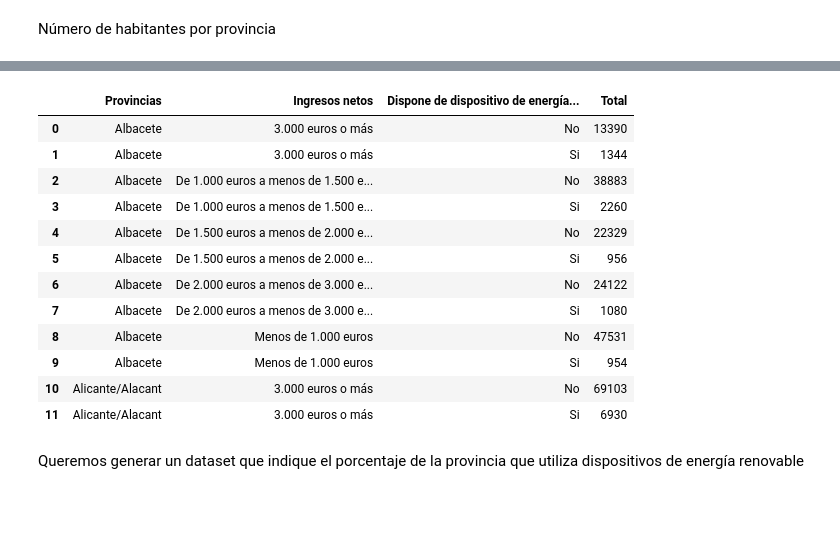
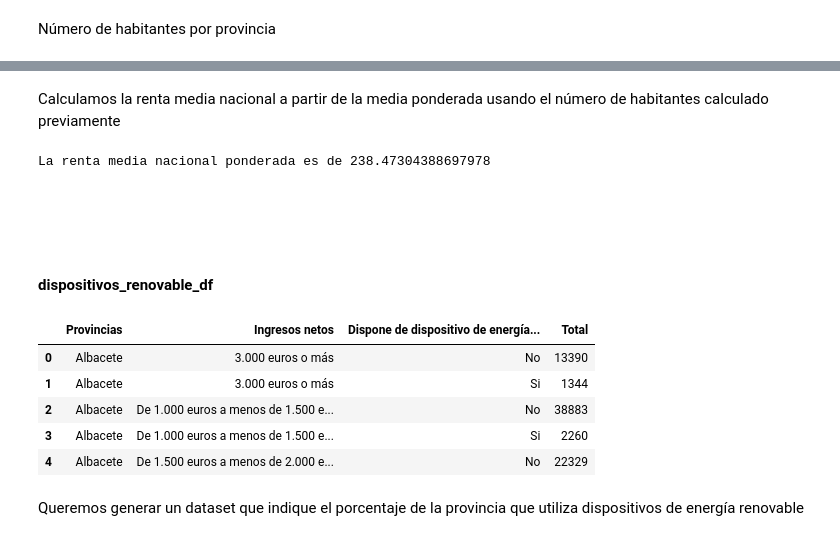
Before and after one commit to elena-17/DataMining-24-25, a Jupyter notebook: src/data_card_1_processing.ipynb, the cells around one changed output, grey strips where cells are left out. Cells and saved outputs as stored; diff of their text form; code cells hidden in the pictures; blank space fills up the shorter version.

Commit message:
desarrollo data_card_1

```diff
--- a/src/data_card_1_processing.ipynb
+++ b/src/data_card_1_processing.ipynb
@@ -114,20 +213,29 @@ Número de habitantes por provincia
+# %% [markdown]
+Calculamos la renta media nacional a partir de la media ponderada usando el número de habitantes calculado previamente
+# %%
+df_resultado = pd.DataFrame()
+df_resultado ['producto'] = renta_media_hogar_df['Total'] * poblacion_total_provincias['Total']
+
+renta_media_nacional = df_resultado['producto'].sum()/poblacion_total_nacional
+
+print(f"La renta media nacional ponderada es de {renta_media_nacional}")
+# %% [output]
+La renta media nacional ponderada es de 238.47304388697978
+# %% [markdown]
+<br>
+<br>
+# %% [markdown]
+#### dispositivos_renovable_df
 # %%
 # Ejemplo de los datos que presenta la tabla
-dispositivos_renovable_df.head(12)
+dispositivos_renovable_df.head(5)
 # %% [output]
 |  | Provincias | Ingresos netos | Dispone de dispositivo de energía... | Total |
 | 0 | Albacete | 3.000 euros o más | No | 13390 |
 | 1 | Albacete | 3.000 euros o más | Si | 1344 |
 | 2 | Albacete | De 1.000 euros a menos de 1.500 e... | No | 38883 |
 | 3 | Albacete | De 1.000 euros a menos de 1.500 e... | Si | 2260 |
 | 4 | Albacete | De 1.500 euros a menos de 2.000 e... | No | 22329 |
-| 5 | Albacete | De 1.500 euros a menos de 2.000 e... | Si | 956 |
-| 6 | Albacete | De 2.000 euros a menos de 3.000 e... | No | 24122 |
-| 7 | Albacete | De 2.000 euros a menos de 3.000 e... | Si | 1080 |
-| 8 | Albacete | Menos de 1.000 euros | No | 47531 |
-| 9 | Albacete | Menos de 1.000 euros | Si | 954 |
-| 10 | Alicante/Alacant | 3.000 euros o más | No | 69103 |
-| 11 | Alicante/Alacant | 3.000 euros o más | Si | 6930 |
 # %% [markdown]
 Queremos generar un dataset que indique el porcentaje de la provincia que utiliza dispositivos de energía renovable
 # %%
```
Also changed, not shown: parts of 20 cells of this notebook.
